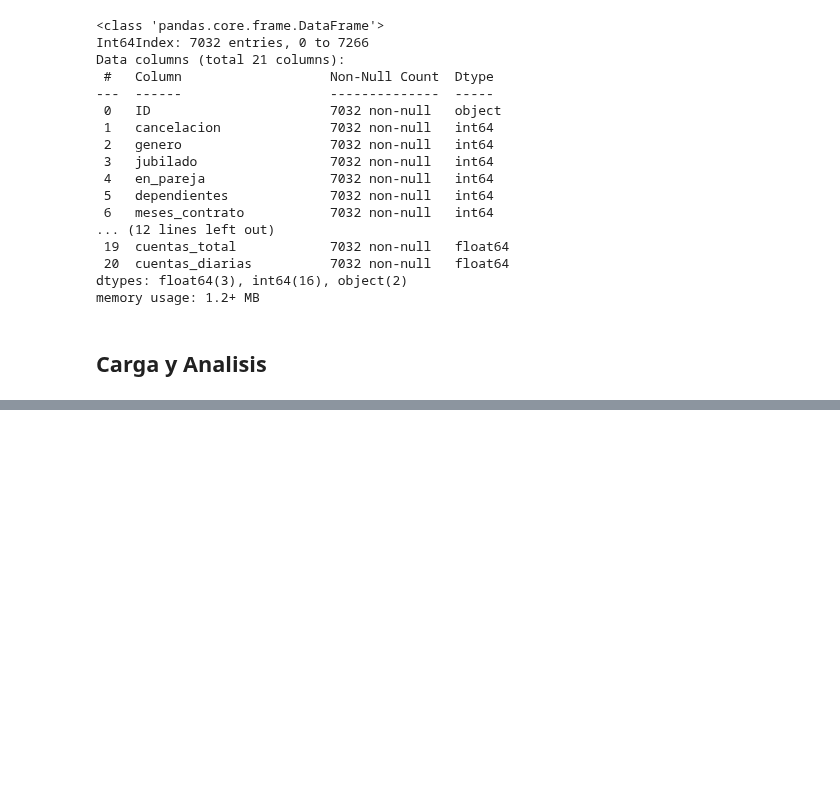
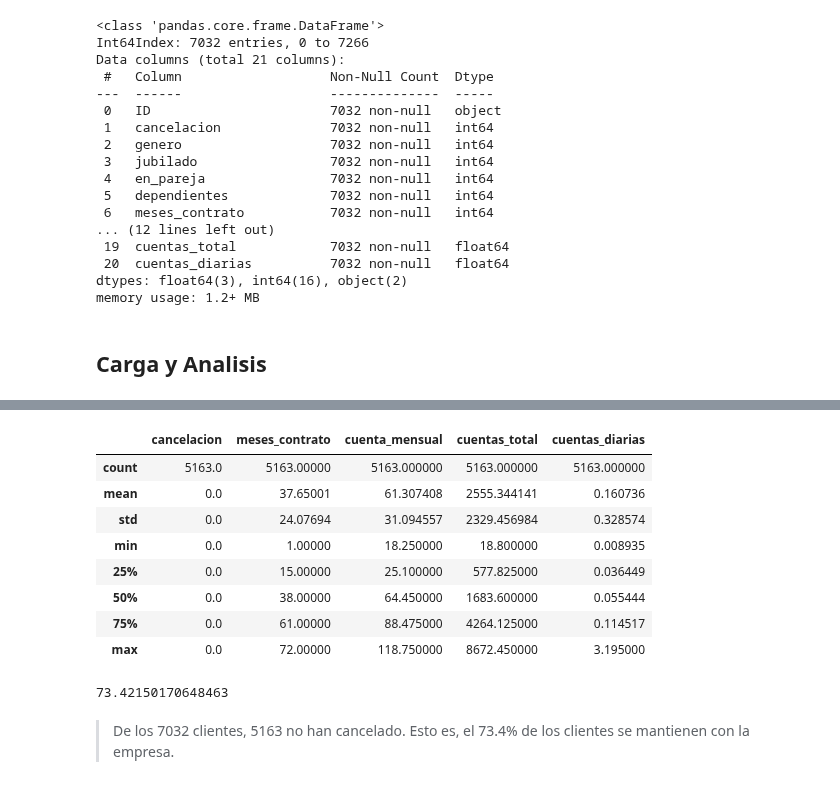
Before and after one commit to jbernalg/challenge_TelecomX, a Jupyter notebook: challenge_telecomx.ipynb, the cells around one changed output, grey strips where cells are left out. Saved outputs shown, nothing was run; the diff lists cells and outputs as text; code cells hidden in the pictures; blank space fills up the shorter version.

```diff
--- a/challenge_telecomx.ipynb
+++ b/challenge_telecomx.ipynb
@@ -529,0 +567,22 @@ memory usage: 1.2+ MB
+# %%
+# agrupacion de clientes que cancelaron el servicio
+df_num[df_num['cancelacion'] == 0].describe()
+# %% [output]
+|  | cancelacion | meses_contrato | cuenta_mensual | cuentas_total | cuentas_diarias |
+| count | 5163.0 | 5163.00000 | 5163.000000 | 5163.000000 | 5163.000000 |
+| mean | 0.0 | 37.65001 | 61.307408 | 2555.344141 | 0.160736 |
+| std | 0.0 | 24.07694 | 31.094557 | 2329.456984 | 0.328574 |
+| min | 0.0 | 1.00000 | 18.250000 | 18.800000 | 0.008935 |
+| 25% | 0.0 | 15.00000 | 25.100000 | 577.825000 | 0.036449 |
+| 50% | 0.0 | 38.00000 | 64.450000 | 1683.600000 | 0.055444 |
+| 75% | 0.0 | 61.00000 | 88.475000 | 4264.125000 | 0.114517 |
+| max | 0.0 | 72.00000 | 118.750000 | 8672.450000 | 3.195000 |
+# %%
+pct_in_comp = (5163/7032)*100
+pct_in_comp
+# %% [output]
+73.42150170648463
+# %% [markdown]
+> De los 7032 clientes, 5163 no han cancelado. Esto es, el 73.4% de los clientes se mantienen con la empresa.
+
+>
```
Also changed, not shown: parts of 3 cells of this notebook.
